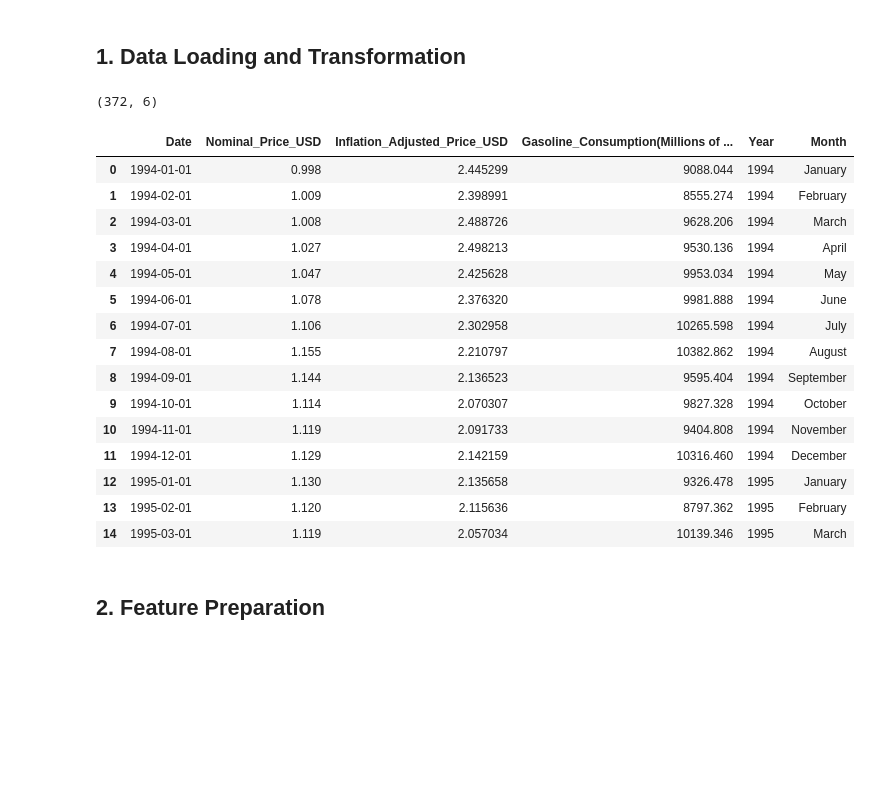
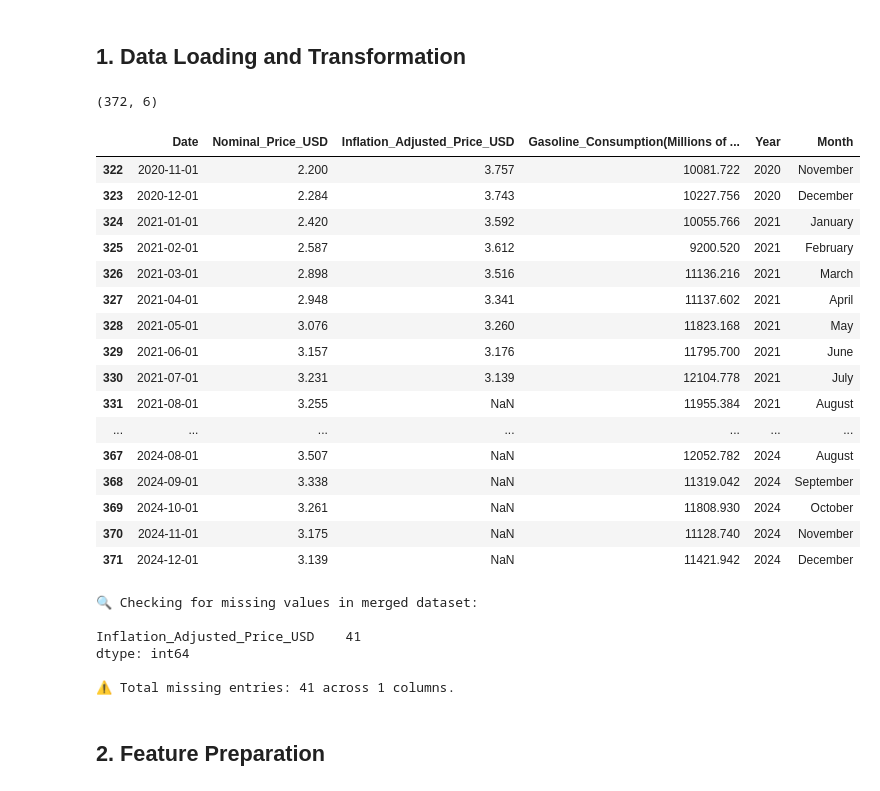
Before and after one commit to nikolasleeb/INFO511_FinalProject, a Jupyter notebook: Analysis/Analysis.ipynb, the cells around one changed output. Cells and saved outputs as stored; diff of their text form; code cells hidden in the pictures; blank space fills up the shorter version.

```diff
--- a/Analysis/Analysis.ipynb
+++ b/Analysis/Analysis.ipynb
@@ -83,27 +83,47 @@ warnings.filterwarnings("ignore")
 # %%
 merged_df = pd.read_pickle("../Analysis/MergedData/merged_gasoline_data.pkl")
 
 print(merged_df.shape)
 
 merged_df.head(15)
+merged_df.tail(50)
 # %% [output]
 (372, 6)
 |  | Date | Nominal_Price_USD | Inflation_Adjusted_Price_USD | Gasoline_Consumption(Millions of ... | Year | Month |
-| 0 | 1994-01-01 | 0.998 | 2.445299 | 9088.044 | 1994 | January |
-| 1 | 1994-02-01 | 1.009 | 2.398991 | 8555.274 | 1994 | February |
-| 2 | 1994-03-01 | 1.008 | 2.488726 | 9628.206 | 1994 | March |
-| 3 | 1994-04-01 | 1.027 | 2.498213 | 9530.136 | 1994 | April |
-| 4 | 1994-05-01 | 1.047 | 2.425628 | 9953.034 | 1994 | May |
-| 5 | 1994-06-01 | 1.078 | 2.376320 | 9981.888 | 1994 | June |
-| 6 | 1994-07-01 | 1.106 | 2.302958 | 10265.598 | 1994 | July |
-| 7 | 1994-08-01 | 1.155 | 2.210797 | 10382.862 | 1994 | August |
-| 8 | 1994-09-01 | 1.144 | 2.136523 | 9595.404 | 1994 | September |
-| 9 | 1994-10-01 | 1.114 | 2.070307 | 9827.328 | 1994 | October |
-| 10 | 1994-11-01 | 1.119 | 2.091733 | 9404.808 | 1994 | November |
-| 11 | 1994-12-01 | 1.129 | 2.142159 | 10316.460 | 1994 | December |
-| 12 | 1995-01-01 | 1.130 | 2.135658 | 9326.478 | 1995 | January |
-| 13 | 1995-02-01 | 1.120 | 2.115636 | 8797.362 | 1995 | February |
-| 14 | 1995-03-01 | 1.119 | 2.057034 | 10139.346 | 1995 | March |
+| 322 | 2020-11-01 | 2.200 | 3.757 | 10081.722 | 2020 | November |
+| 323 | 2020-12-01 | 2.284 | 3.743 | 10227.756 | 2020 | December |
+| 324 | 2021-01-01 | 2.420 | 3.592 | 10055.766 | 2021 | January |
+| 325 | 2021-02-01 | 2.587 | 3.612 | 9200.520 | 2021 | February |
+| 326 | 2021-03-01 | 2.898 | 3.516 | 11136.216 | 2021 | March |
+| 327 | 2021-04-01 | 2.948 | 3.341 | 11137.602 | 2021 | April |
+| 328 | 2021-05-01 | 3.076 | 3.260 | 11823.168 | 2021 | May |
+| 329 | 2021-06-01 | 3.157 | 3.176 | 11795.700 | 2021 | June |
+| 330 | 2021-07-01 | 3.231 | 3.139 | 12104.778 | 2021 | July |
+| 331 | 2021-08-01 | 3.255 | NaN | 11955.384 | 2021 | August |
+| ... | ... | ... | ... | ... | ... | ... |
+| 367 | 2024-08-01 | 3.507 | NaN | 12052.782 | 2024 | August |
+| 368 | 2024-09-01 | 3.338 | NaN | 11319.042 | 2024 | September |
+| 369 | 2024-10-01 | 3.261 | NaN | 11808.930 | 2024 | October |
+| 370 | 2024-11-01 | 3.175 | NaN | 11128.740 | 2024 | November |
+| 371 | 2024-12-01 | 3.139 | NaN | 11421.942 | 2024 | December |
+# %%
+# --- Check for missing values ---
+print("🔍 Checking for missing values in merged dataset:\n")
+nan_counts = merged_df.isna().sum()
+total_missing = nan_counts[nan_counts > 0]
+
+if total_missing.empty:
+    print("✅ No missing values found.")
+else:
+    print(total_missing)
+    print(f"\n⚠️ Total missing entries: {total_missing.sum()} across {len(total_missing)} columns.")
+# %% [output]
+🔍 Checking for missing values in merged dataset:
+
+Inflation_Adjusted_Price_USD    41
+dtype: int64
+
+⚠️ Total missing entries: 41 across 1 columns.
 # %% [markdown]
 ## 2. Feature Preparation
 # %%
```
Also changed, not shown: parts of 2 cells of this notebook, 1 other file.
